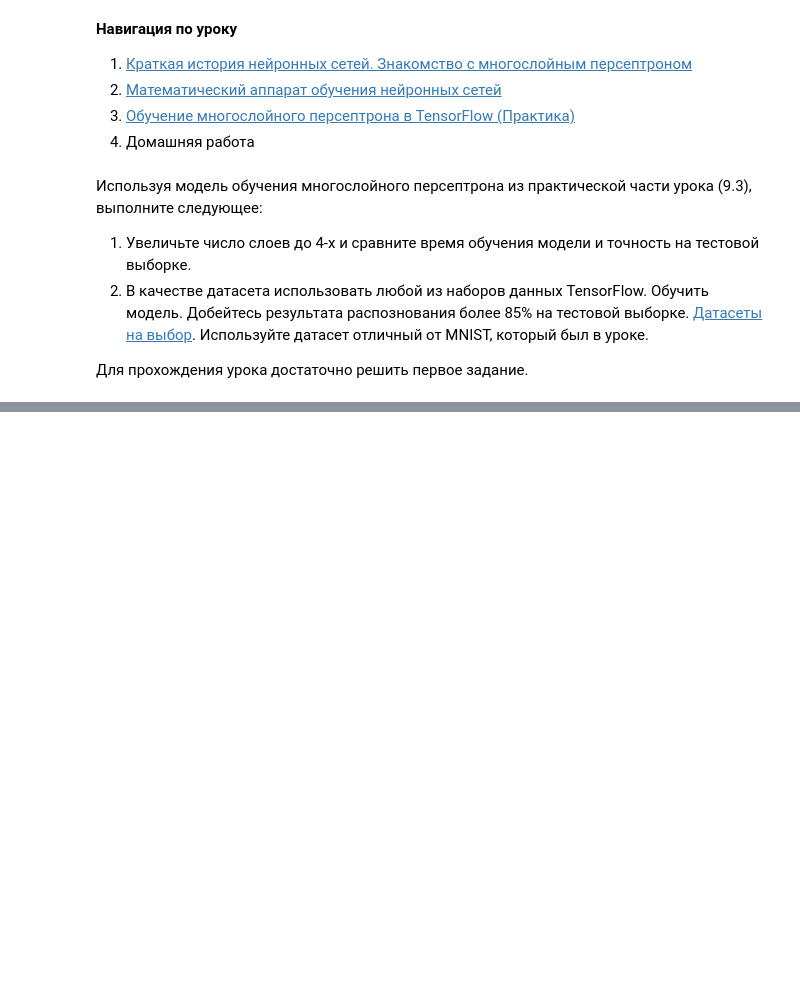
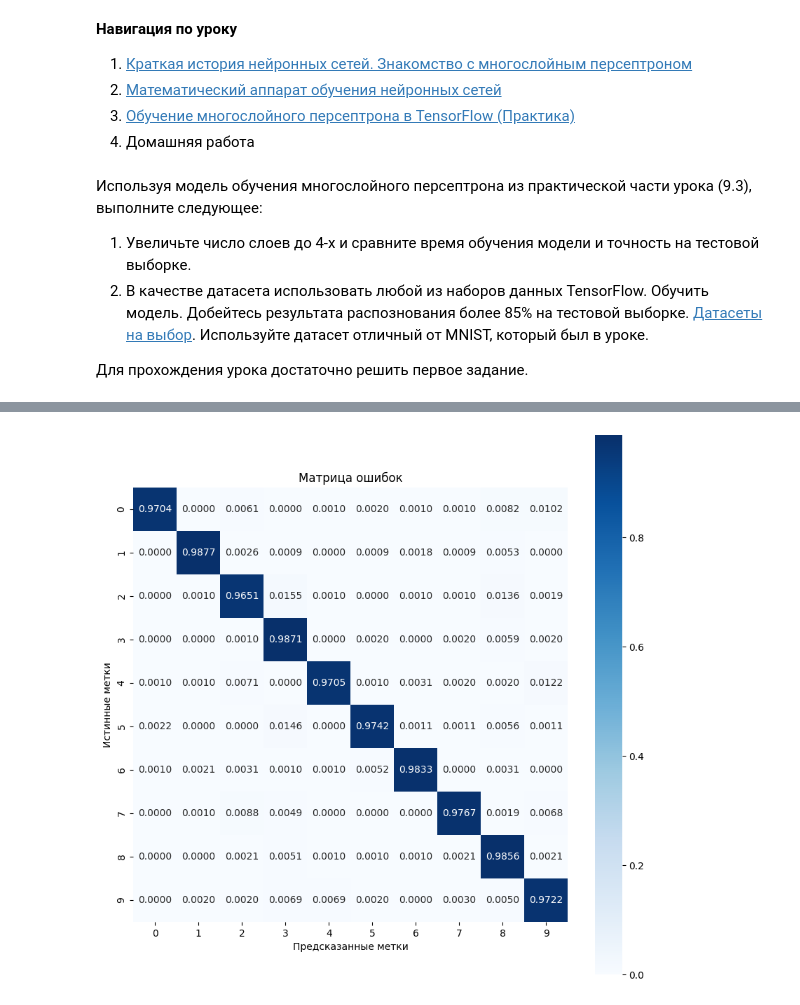
Before and after one commit to Ads369/Ads_2s, a Jupyter notebook: 9_4_Домашняя_работа.ipynb, the cells around one changed output, grey strips where cells are left out. Cells and saved outputs as stored; diff of their text form; code cells hidden in the pictures; blank space fills up the shorter version.

```diff
--- a/9_4_Домашняя_работа.ipynb
+++ b/9_4_Домашняя_работа.ipynb
@@ -18,0 +351,6 @@
+# %%
+models = tempfile.mkdtemp()
+save_path = os.path.join(models, 'mlp_model_export')
+tf.saved_model.save(mlp_model_export, save_path)
+# %%
+mlp_loaded = tf.saved_model.load(save_path)
@@ -18,0 +395,19 @@
+# %%
+
+def show_confusion_matrix(test_labels, test_classes):
+  # Вычисление матрицы ошибок и ее нормализация
+  plt.figure(figsize=(10,10))
+  confusion = sk_metrics.confusion_matrix(test_labels.numpy(),
+                                          test_classes.numpy())
+  confusion_normalized = confusion / confusion.sum(axis=1, keepdims=True)
+  axis_labels = range(10)
+  ax = sns.heatmap(
+      confusion_normalized, xticklabels=axis_labels, yticklabels=axis_labels,
+      cmap='Blues', annot=True, fmt='.4f', square=True)
+  plt.title("Матрица ошибок")
+  plt.ylabel("Истинные метки")
+  plt.xlabel("Предсказанные метки")
+
+show_confusion_matrix(y_test, test_classes)
+# %% [output]
+[figure, added]
```
Also changed, not shown: parts of 36 cells of this notebook, 1 other file.
